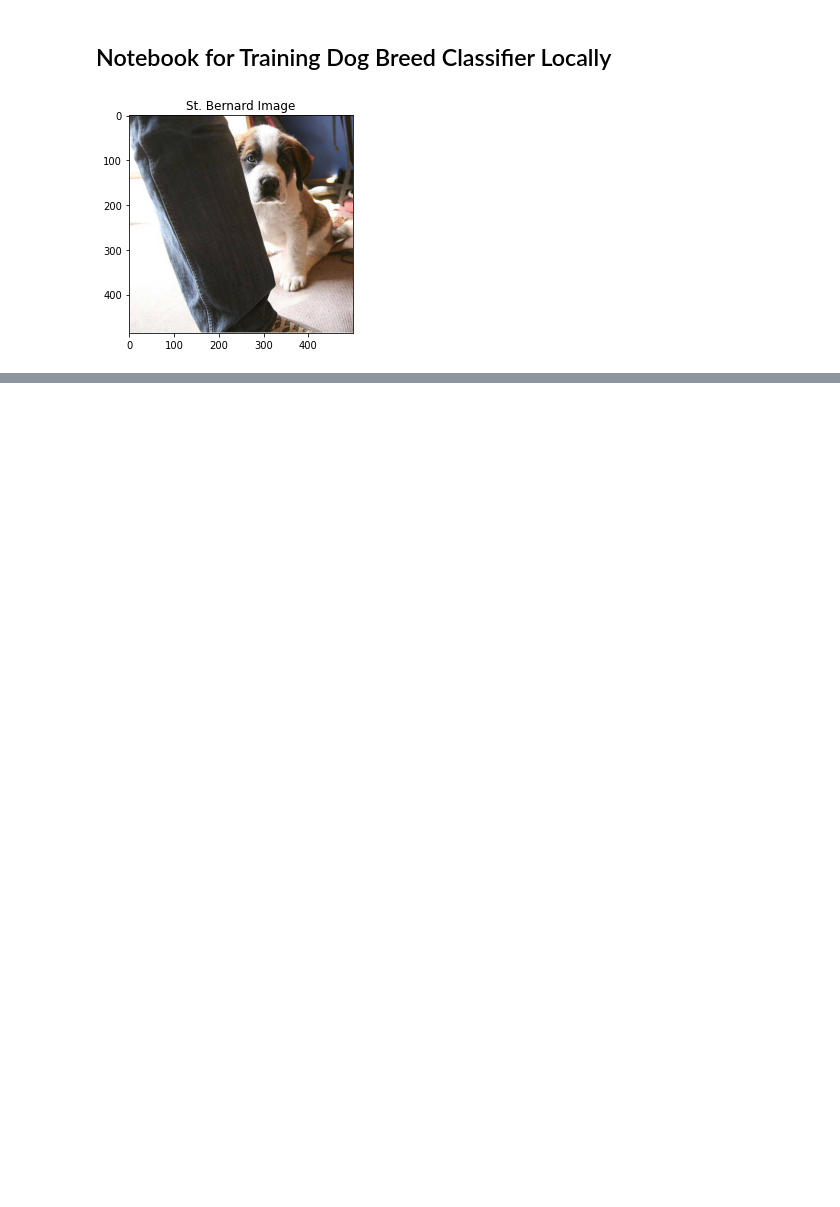
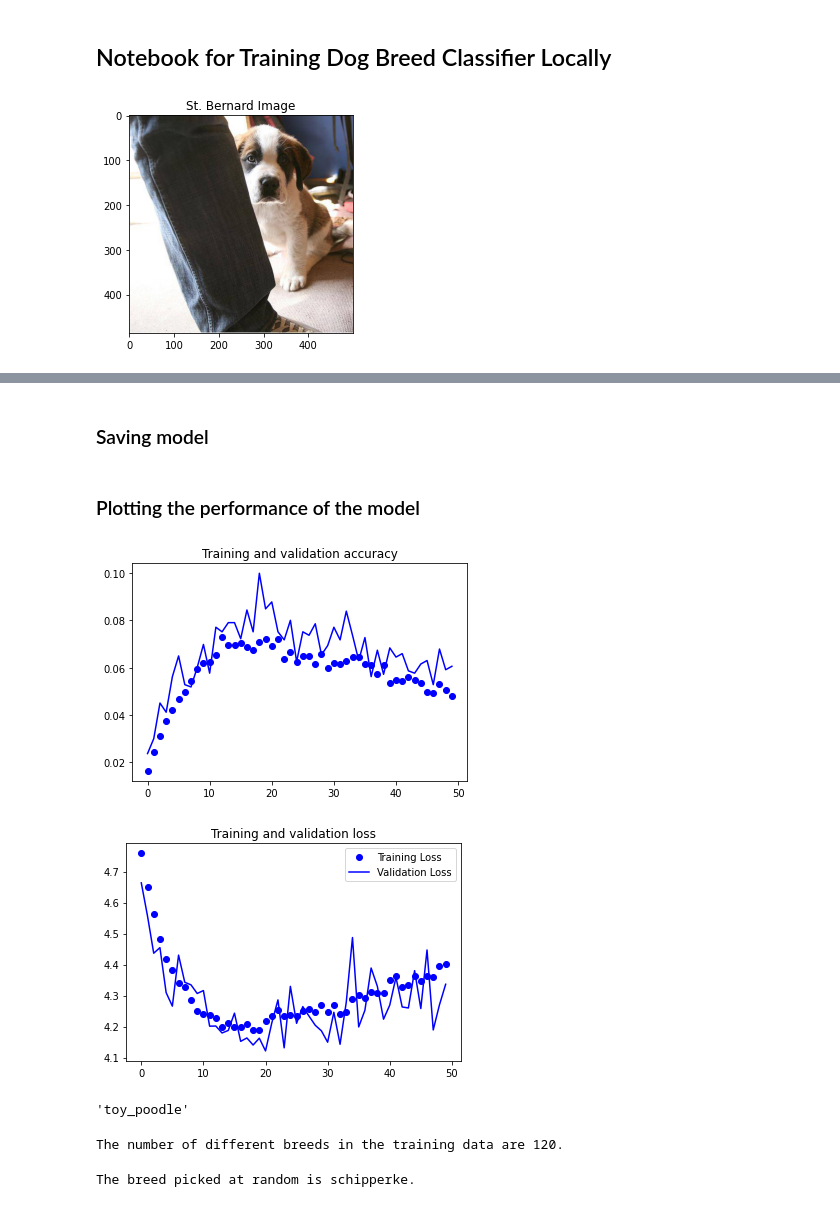
Before and after one commit to baldpanda/dog_breed_classifier, a Jupyter notebook: dog_breed_classifier_local.ipynb, the cells around one changed output, grey strips where cells are left out. Saved outputs shown, nothing was run; the diff lists cells and outputs as text; code cells hidden in the pictures; blank space fills up the shorter version.

```diff
--- a/dog_breed_classifier_local.ipynb
+++ b/dog_breed_classifier_local.ipynb
@@ -27,0 +129,7 @@ plt.show()
+# %%
+validation_generator = validation_data_generator.flow_from_directory(
+    VALIDATION_LABELS_PATH,
+    target_size=(300,300),
+    batch_size=10,
+    class_mode='sparse'
+)
@@ -27,0 +138,16 @@ plt.show()
+# %%
+model = tf.keras.models.Sequential([
+    tf.keras.layers.Conv2D(16, (3,3), activation='relu', input_shape=(300, 300, 3)),
+    tf.keras.layers.MaxPooling2D(2,2),
+    tf.keras.layers.Conv2D(32, (3,3), activation='relu'),
+    tf.keras.layers.MaxPooling2D(2,2),
+    tf.keras.layers.Conv2D(64, (3,3), activation='relu'),
+    tf.keras.layers.MaxPooling2D(2,2),
+    tf.keras.layers.Flatten(),
+    tf.keras.layers.Dense(512, activation='relu'),
+    tf.keras.layers.Dense(120, activation='softmax')
+])
+# %%
+model.compile(loss='sparse_categorical_crossentropy', optimizer=RMSprop(lr=0.001), metrics=['acc'])
+# %%
+history = model.fit_generator(train_generator, steps_per_epoch=810, epochs=50, verbose=1, validation_data=validation_generator)
@@ -27,0 +172,2 @@ plt.show()
+# %% [markdown]
+### Saving model
@@ -27,0 +176,25 @@ plt.show()
+# %% [markdown]
+### Plotting the performance of the model
+# %%
+acc = history.history['acc']
+val_acc = history.history['val_acc']
+loss = history.history['loss']
+val_loss = history.history['val_loss']
+
+epochs = range(len(acc))
+
+plt.plot(epochs, acc, 'bo', label='Training accuracy')
+plt.plot(epochs, val_acc, 'b', label='Validation accuracy')
+plt.title('Training and validation accuracy')
+
+plt.figure()
+
+plt.plot(epochs, loss, 'bo', label='Training Loss')
+plt.plot(epochs, val_loss, 'b', label='Validation Loss')
+plt.title('Training and validation loss')
+plt.legend()
+
+plt.show()
+# %% [output]
+[figure, added]
+[figure, added]
@@ -27,0 +207,16 @@ plt.show()
+# %%
+predicted_breed = model.predict(np_st_bernard).argmax(axis=-1)[0]
+dog_breeds[predicted_breed]
+# %% [output]
+'toy_poodle'
+# %%
+number_of_categories = len(dog_breeds)
+print("The number of different breeds in the training data are {}.".format(number_of_categories))
+# %% [output]
+The number of different breeds in the training data are 120.
+# %%
+# Picking dog at random from training data
+rand_picked_breed = dog_breeds[random.randint(1,number_of_categories)]
+print("The breed picked at random is {}.".format(rand_picked_breed))
+# %% [output]
+The breed picked at random is schipperke.
```
Also changed, not shown: parts of 27 cells of this notebook, 1 other file.
